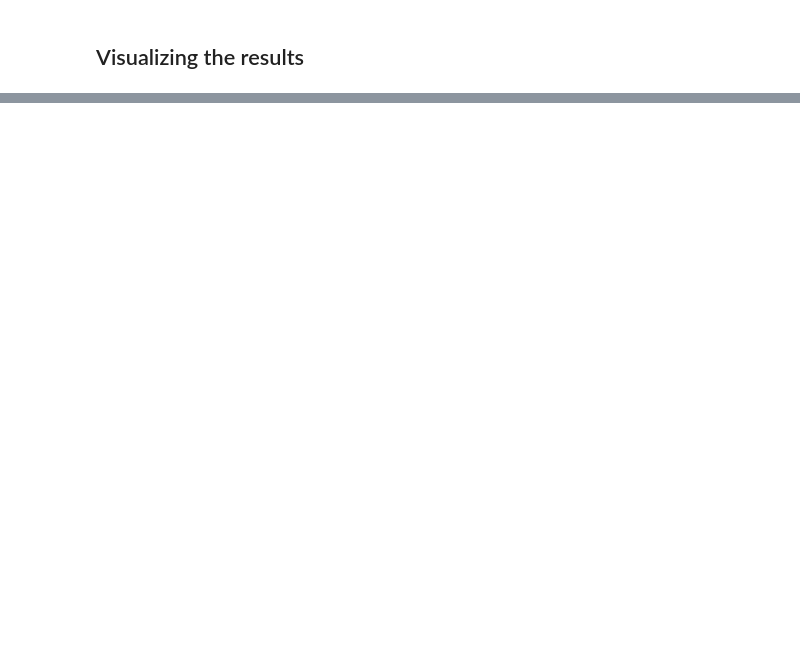
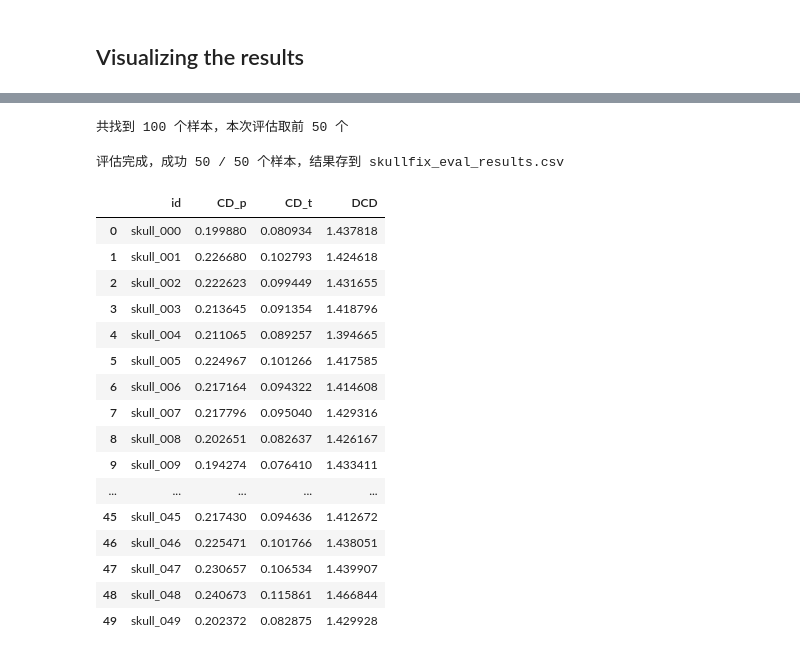
Before and after one commit to e2656987684-dot/comp0190-organ-completion, a Jupyter notebook: notebooks/demo/MSN_model_inference_demo.ipynb, the cells around one changed output, grey strips where cells are left out. Cells and saved outputs as stored; diff of their text form; code cells hidden in the pictures; blank space fills up the shorter version.

```diff
--- a/notebooks/demo/MSN_model_inference_demo.ipynb
+++ b/notebooks/demo/MSN_model_inference_demo.ipynb
@@ -64,9 +66,13 @@ def pairwise_distance(xyz1, xyz2):
     n = xyz1.shape[1]
     c = xyz1.shape[2]
     m = xyz2.shape[1]
-    xyz1 = tf.tile(tf.reshape(xyz1, (-1,1,n,c)), [1,m,1,1])
-    xyz2 = tf.tile(tf.reshape(xyz2, (-1,m,1,c)), [1,1,n,1])
-    dist = tf.reduce_sum((xyz1-xyz2)**2, -1)
+    # 这里会 materialize 一个 (N, M, 3) 的两两距离张量（比如 4096x4096x3），
+    # 换过 cuda_malloc_async 分配器还是会 OOM，说明确实是显存不够而不是碎片化，
+    # 挪到 CPU 算（这几千个点的规模对 CPU 来说很快），不影响模型输出结果。
+    with tf.device('/CPU:0'):
+        xyz1 = tf.tile(tf.reshape(xyz1, (-1,1,n,c)), [1,m,1,1])
+        xyz2 = tf.tile(tf.reshape(xyz2, (-1,m,1,c)), [1,1,n,1])
+        dist = tf.reduce_sum((xyz1-xyz2)**2, -1)
     return dist
 
 def knn_point(k, xyz1, xyz2):
@@ -248,7 +254,7 @@ def pct_decoder(input_feats, input_eye_seed):
 ## Bert Text Encoder
 # %%
 def bert_model(input_ids, attention_mask, model_name='bert-base-uncased', max_length=128):
-    bert_model = TFBertModel.from_pretrained(model_name)
+    bert_model = TFBertModel.from_pretrained(model_name, use_safetensors=False)
     bert_model.trainable = False
     bert_outputs = bert_model([input_ids, attention_mask])
     cls_output = bert_outputs.pooler_output
@@ -493,0 +585,68 @@ visualize_cloud("../../data/14161307/SkullFix/point_clouds/incomplete/skull_000_
+# %%
+import os
+import glob
+import pandas as pd
+from tqdm import tqdm
+
+skullfix_root = "../../data/14161307/SkullFix/point_clouds"
+N_SAMPLES = 50  # 数据量减到 50 个，跑起来更快
+incomplete_files = sorted(glob.glob(os.path.join(skullfix_root, "incomplete", "*.ply")))[:N_SAMPLES]
+print(f"共找到 {len(sorted(glob.glob(os.path.join(skullfix_root, 'incomplete', '*.ply'))))} 个样本，本次评估取前 {len(incomplete_files)} 个")
+
+eval_results = []
+for incomplete_path in tqdm(incomplete_files, desc="Evaluating on SkullFix"):
+    sample_id = os.path.basename(incomplete_path).replace("_incomplete.ply", "")
+    complete_path = os.path.join(skullfix_root, "complete", f"{sample_id}_complete.ply")
+    if not os.path.exists(complete_path):
+        print(f"跳过 {sample_id}：找不到对应的 complete 文件")
+        continue
+
+    # 这台机器的 24GB 显存被 BERT+PCT 模型加载完就快占满了，试了 cuda_malloc_async
+    # 和 set_memory_growth 都还是会在推理某一步 OOM。评估这一步只是离线跑一次算指标，
+    # 不追求实时，干脆整个推理 + 指标计算都放 CPU 上跑，彻底不碰 GPU，保证能跑完。
+    # CPU 有 46GB 内存，跑几千个点规模的计算完全没问题，就是比 GPU 慢一些。
+    with tf.device('/CPU:0'):
+        # 模型预测：复用现成的 run_inference（内部已经做了归一化 + FPS 采样 + 推理），固定输出 6144 个点
+        pred = run_inference(AE, incomplete_path, class_name='skull')
+
+        # GT：同样先归一化，再用 FPS 采样到 6144 个点，才能跟模型输出的点数对齐算距离
+        gt_mesh = trimesh.load(complete_path)
+        gt_points = normalize_point_cloud(np.array(gt_mesh.vertices))
+        gt_idx = fpsample.fps_sampling(gt_points, 6144, start_idx=0)
+        gt_points = gt_points[gt_idx]
+        gt_tensor = tf.convert_to_tensor(gt_points[None, ...], dtype=tf.float32)
+
+        cd_p, cd_t = calc_cd(pred, gt_tensor)
+        dcd = calc_dcd(pred, gt_tensor)
+
+    eval_results.append({
+        "id": sample_id,
+        "CD_p": float(cd_p.numpy()[0]),
+        "CD_t": float(cd_t.numpy()[0]),
+        "DCD": float(dcd.numpy()),
+    })
+
+eval_df = pd.DataFrame(eval_results)
+eval_df.to_csv("skullfix_eval_results.csv", index=False)
+print(f"评估完成，成功 {len(eval_df)} / {len(incomplete_files)} 个样本，结果存到 skullfix_eval_results.csv")
+eval_df
+# %% [output]
+共找到 100 个样本，本次评估取前 50 个
+评估完成，成功 50 / 50 个样本，结果存到 skullfix_eval_results.csv
+|  | id | CD_p | CD_t | DCD |
+| 0 | skull_000 | 0.199880 | 0.080934 | 1.437818 |
+| 1 | skull_001 | 0.226680 | 0.102793 | 1.424618 |
+| 2 | skull_002 | 0.222623 | 0.099449 | 1.431655 |
+| 3 | skull_003 | 0.213645 | 0.091354 | 1.418796 |
+| 4 | skull_004 | 0.211065 | 0.089257 | 1.394665 |
+| 5 | skull_005 | 0.224967 | 0.101266 | 1.417585 |
+| 6 | skull_006 | 0.217164 | 0.094322 | 1.414608 |
+| 7 | skull_007 | 0.217796 | 0.095040 | 1.429316 |
+| 8 | skull_008 | 0.202651 | 0.082637 | 1.426167 |
+| 9 | skull_009 | 0.194274 | 0.076410 | 1.433411 |
+| ... | ... | ... | ... | ... |
+| 45 | skull_045 | 0.217430 | 0.094636 | 1.412672 |
+| 46 | skull_046 | 0.225471 | 0.101766 | 1.438051 |
+| 47 | skull_047 | 0.230657 | 0.106534 | 1.439907 |
+| 48 | skull_048 | 0.240673 | 0.115861 | 1.466844 |
+| 49 | skull_049 | 0.202372 | 0.082875 | 1.429928 |
```
Also changed, not shown: parts of 7 cells of this notebook, 5 other files.
